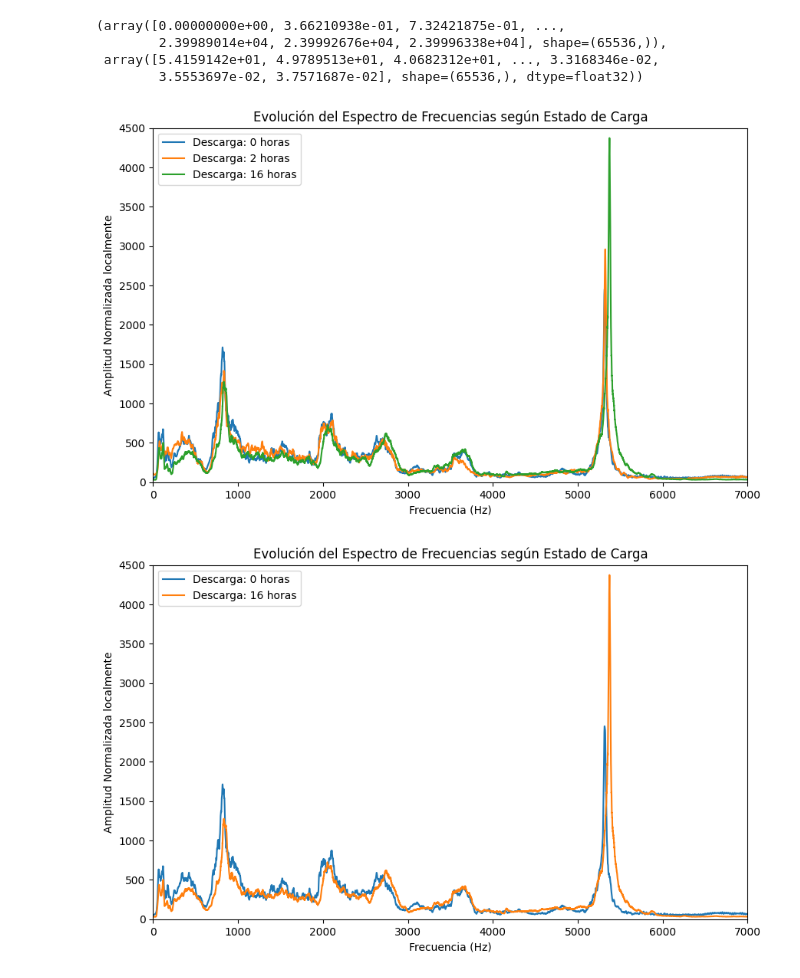
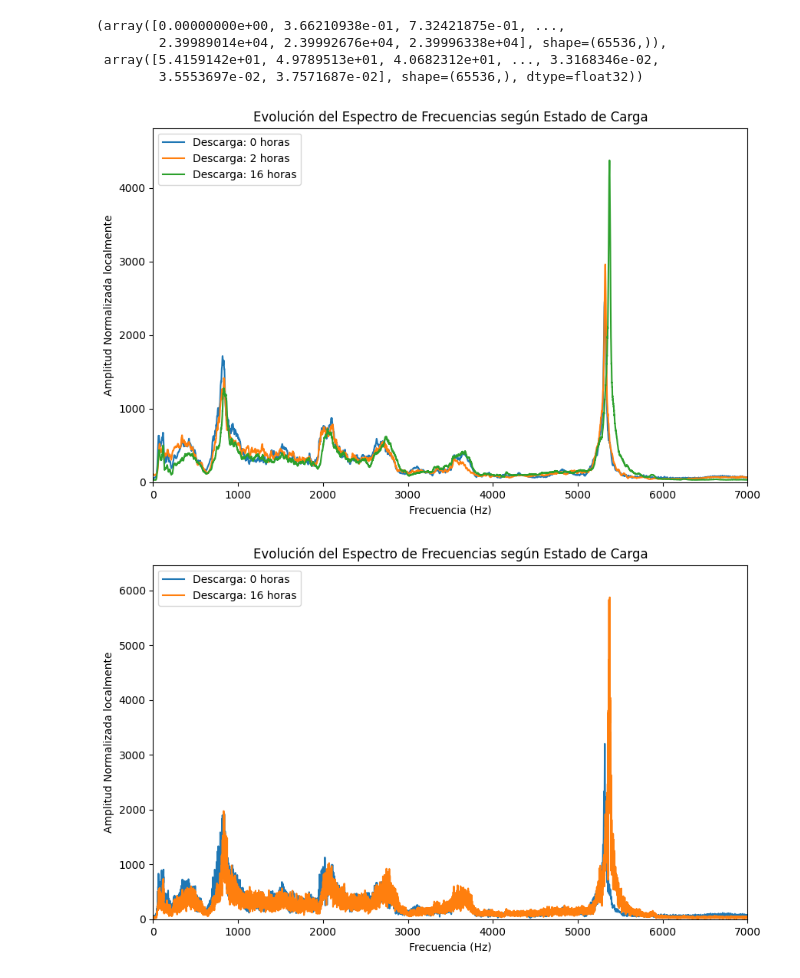
Before and after one commit to johhanz099/battery_project, a Jupyter notebook: notebooks/Datoskinetic2.ipynb, the cells around one changed output. Drawn from its saved outputs; the diff is of its cells as text; code cells hidden in the pictures.

Commit message:
f_res shifted to right OK. Try to improve the fit (freqs range) and examine q_manual between 1 and 7 hours

```diff
--- a/notebooks/Datoskinetic2.ipynb
+++ b/notebooks/Datoskinetic2.ipynb
@@ -471,7 +472,7 @@ Archivo: ../data/Experimentos/C1-3h-2.m4a (sr=48000 Hz)
  array([0.33337402, 0.50848716, 0.602443  , ..., 0.00135635, 0.00079896,
         0.00063133], shape=(65536,), dtype=float32))
 # %%
-def get_average_fft_for_hour(hour, attempts, plot=False, n_fft=131072, max_freq=7000):
+def get_average_fft_for_hour(hour, attempts, plot=False, n_fft=131072, max_freq=7000, filter_savgol=False):
     """Compute (and plot) average FFT for a given discharge hour (n) by averaging all its trials (m).
 
     Args:
@@ -480,6 +481,7 @@ def get_average_fft_for_hour(hour, attempts, plot=False, n_fft=131072, max_freq=
         plot: Whether to plot the average FFT
         n_fft: Number of FFT points
         max_freq: Maximum frequency to display in plot
+        filter_savgol: Whether to apply Savitzky-Golay filter
 
     Returns:
         Tuple of (freqs, avg_magnitude)
@@ -501,6 +503,8 @@ def get_average_fft_for_hour(hour, attempts, plot=False, n_fft=131072, max_freq=
 
             # compute FFT for N points (same for all)
             f, mag = compute_fft_from_data(y_norm, sr, n_fft=n_fft)
+            if filter_savgol:
+                mag = savgol_filter(mag, 51, 3)  # Apply Savitzky-Golay filter
             all_magnitudes.append(mag)
 
         except Exception as e:
@@ -553,7 +557,7 @@ def plot_hour_comparison(hours_list, attempts_dict, max_freq=7000, filter_savgol
     plt.title("Evolución del Espectro de Frecuencias según Estado de Carga")
     plt.legend()
     plt.xlim(0, max_freq) # Limitar a la zona de interés (ej. 5kHz)
-    plt.ylim(0, 4500) # Ajustar límite superior para mejor visualización
+    plt.ylim(0, np.max(mag_avg)*1.1) # Ajustar límite superior para mejor visualización
     plt.show()
 # %%
 #plot_hour_comparison([0, 2, 4, 8, 16],
@@ -562,9 +566,9 @@ def plot_hour_comparison(hours_list, attempts_dict, max_freq=7000, filter_savgol
 plot_hour_comparison([0, 2, 16],
 {0: [1,2,3,4], 2:[1,2,3,4,5], 16: [1,2,3,4,5],}, filter_savgol=True)
 # %% [output]
-[figure, old version]
+[figure, new version]
 # %%
 plot_hour_comparison([0,16],
-{0: [1,2,3,4], 2:[1,2,3,4,5], 16: [1,2,3,4,5],}, filter_savgol=True)
+{0: [1,2,3,4], 2:[1,2,3,4,5], 16: [1,2,3,4,5],}, filter_savgol=False)
 # %% [output]
-[figure, old version]
+[figure, new version]
```
Also changed, not shown: parts of 4 cells of this notebook.
